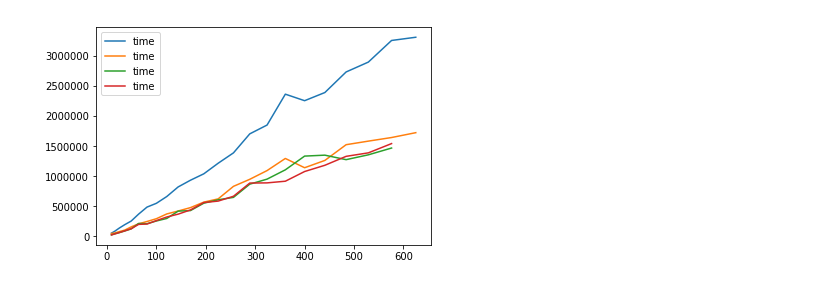
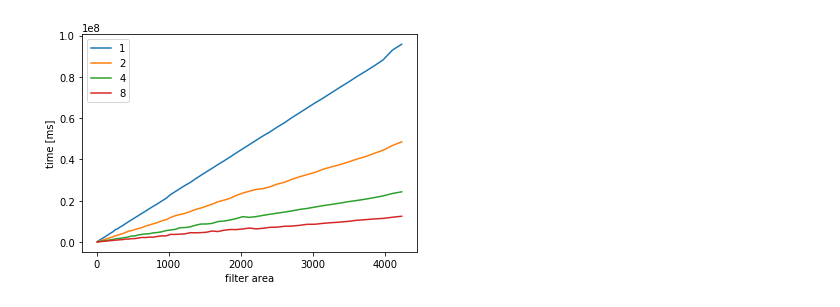
Before and after one commit to wgslr/agh-operating-systems, a Jupyter notebook: lab8/GeislerWojciech/cw08/zad1/Times.ipynb, the cells around one changed output. Cells and saved outputs as stored; diff of their text form; code cells hidden in the pictures.

```diff
--- a/lab8/GeislerWojciech/cw08/zad1/Times.ipynb
+++ b/lab8/GeislerWojciech/cw08/zad1/Times.ipynb
@@ -3,4 +3,4 @@ import numpy as np
 import pandas as pd
 import matplotlib.pyplot as plt
 # %%
-data = pd.read_csv('Times.txt', sep=";", names=["threads", "time", "img", "filter"])
+data = pd.read_csv('Times.all.txt', sep=";")
@@ -7,10 +28,10 @@ data = pd.read_csv('Times.txt', sep=";", names=["threads", "time", "img", "filte
 # %%
 #data.plot(x = 'filter', y='time',)
-plt.plot("filter", "time", data=data[data.threads==1])
-plt.plot("filter", "time", data=data[data.threads==2])
-plt.plot("filter", "time", data=data[data.threads==4])
-plt.plot("filter", "time", data=data[data.threads==8])
+for t in [1,2,4,8]:
+    plt.plot("filter", "time", label=t, data=data[data.threads==t])
 plt.legend()
+plt.xlabel("filter area")
+plt.ylabel("time [ms]")
 plt.show()
 # %% [output]
-[figure, old version]
+[figure, new version]
```
Also changed, not shown: parts of 4 cells of this notebook, 1 other file.
